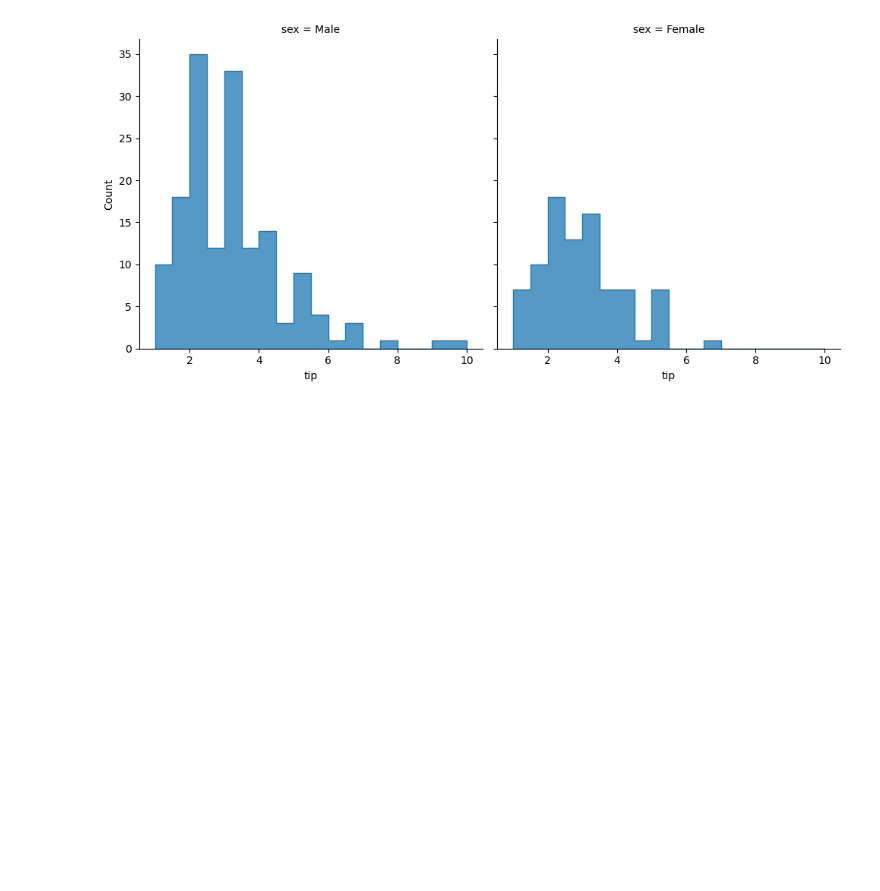
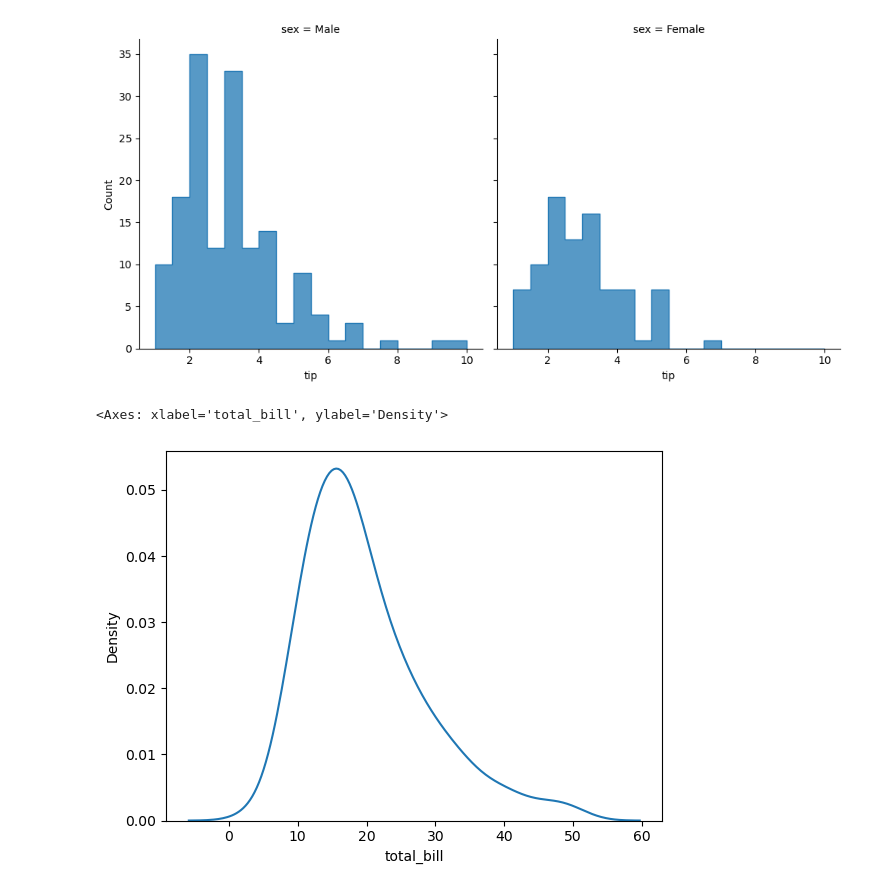
Before and after one commit to kirtic921/Seaborn, a Jupyter notebook: distribution_plot.ipynb, the cells around one changed output. Saved outputs shown, nothing was run; the diff lists cells and outputs as text; code cells hidden in the pictures; blank space fills up the shorter version.

Commit message:
kernel density plt

```diff
--- a/distribution_plot.ipynb
+++ b/distribution_plot.ipynb
@@ -79,3 +79,10 @@ sns.displot(data=tips, x='tip', kind='hist', col='sex', element = 'step')
 # %% [output]
 <seaborn.axisgrid.FacetGrid at 0x...>
 [figure]
+# %%
+# kde Kernel density plot
+# rather than using discrete bins, a kde plot smoothes the observations with a gaussian kernel, producinng a continous density estimate
+sns.kdeplot(data=tips, x='total_bill')
+# %% [output]
+<Axes: xlabel='total_bill', ylabel='Density'>
+[figure, added]
```
Also changed, not shown: parts of 1 cell of this notebook.
